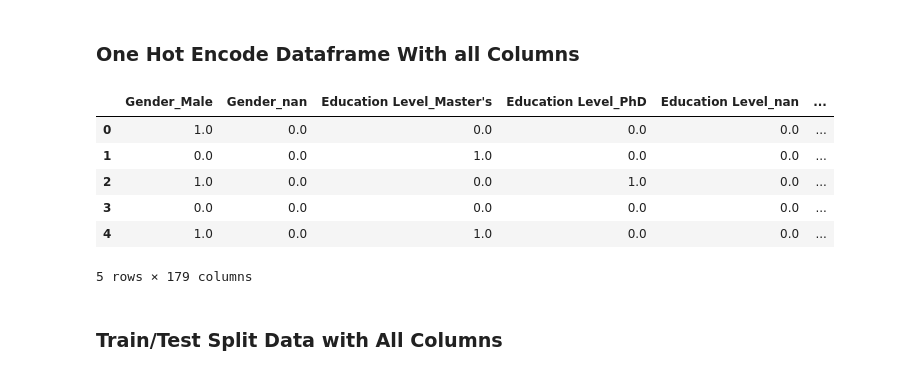
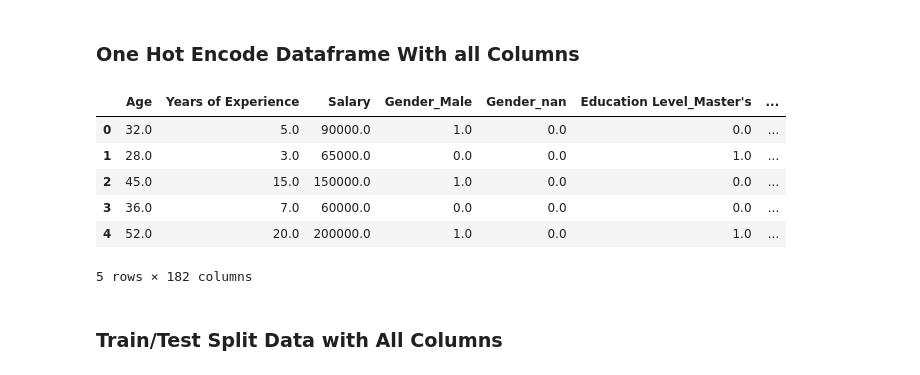
Before and after one commit to Jacinda-Chen/salary-prediction, a Jupyter notebook: salary_modeling.ipynb, the cells around one changed output. Saved outputs shown, nothing was run; the diff lists cells and outputs as text; code cells hidden in the pictures.

```diff
--- a/salary_modeling.ipynb
+++ b/salary_modeling.ipynb
@@ -476,28 +492,29 @@ Lasso gave me slightly lower R², but it helped reduce feature complexity by shr
 # %%
 # Include Job Title along with other categorical variables
 categorical_cols = ['Gender', 'Education Level', 'Job Title']
 
 # One-hot encode with drop='first' to reduce multicollinearity
 encoder = OneHotEncoder(sparse_output=False, drop= 'first')
 encoded_array = encoder.fit_transform(salary[categorical_cols])
 encoded_cols = encoder.get_feature_names_out(categorical_cols)
 
 # Convert to DataFrame
 encoded_df_2 = pd.DataFrame(encoded_array, columns=encoded_cols, index=salary.index)
 
 # Final feature matrix
 X_full = pd.concat([salary.drop(columns=categorical_cols + ['Salary']), encoded_df_2], axis=1)
 y = salary['Salary']
 
-encoded_df_2.head()
+full_df = pd.concat([salary.drop(columns=categorical_cols), encoded_df_2], axis=1)
+full_df.head()
 # %% [output]
-|  | Gender_Male | Gender_nan | Education Level_Master's | Education Level_PhD | Education Level_nan | ... |
-| 0 | 1.0 | 0.0 | 0.0 | 0.0 | 0.0 | ... |
-| 1 | 0.0 | 0.0 | 1.0 | 0.0 | 0.0 | ... |
-| 2 | 1.0 | 0.0 | 0.0 | 1.0 | 0.0 | ... |
-| 3 | 0.0 | 0.0 | 0.0 | 0.0 | 0.0 | ... |
-| 4 | 1.0 | 0.0 | 1.0 | 0.0 | 0.0 | ... |
+|  | Age | Years of Experience | Salary | Gender_Male | Gender_nan | Education Level_Master's | ... |
+| 0 | 32.0 | 5.0 | 90000.0 | 1.0 | 0.0 | 0.0 | ... |
+| 1 | 28.0 | 3.0 | 65000.0 | 0.0 | 0.0 | 1.0 | ... |
+| 2 | 45.0 | 15.0 | 150000.0 | 1.0 | 0.0 | 0.0 | ... |
+| 3 | 36.0 | 7.0 | 60000.0 | 0.0 | 0.0 | 0.0 | ... |
+| 4 | 52.0 | 20.0 | 200000.0 | 1.0 | 0.0 | 1.0 | ... |
-5 rows × 179 columns
+5 rows × 182 columns
 # %% [markdown]
 ### Train/Test Split Data with All Columns
 # %%
```
Also changed, not shown: parts of 17 cells of this notebook.
